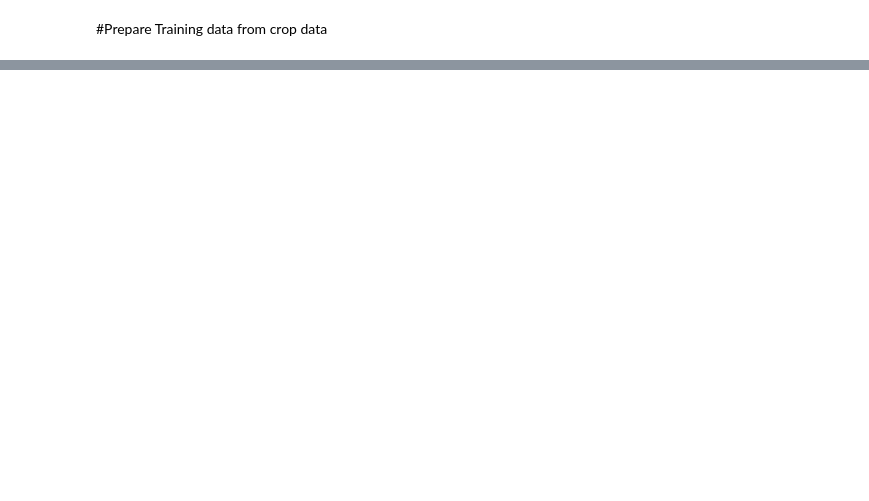
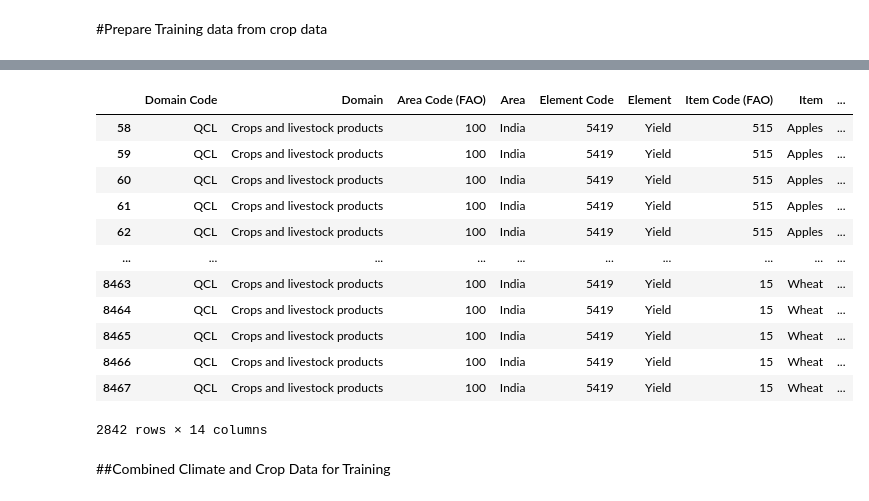
Before and after one commit to sandeepa-ukr/AI-Based-Crop-Predection, a Jupyter notebook: untitled.ipynb, the cells around one changed output, grey strips where cells are left out. Cells and saved outputs as stored; diff of their text form; code cells hidden in the pictures; blank space fills up the shorter version.

```diff
--- a/untitled.ipynb
+++ b/untitled.ipynb
@@ -302,2 +306,16 @@ NameError: name 'climate_data' is not defined
 # %% [markdown]
 #Prepare Training data from crop data
+# %%
+# Focus on Yield data for training (most common prediction task)
+yield_df = crop_df[crop_df['Element'] == 'Yield'].copy()
+production_df = crop_df[crop_df['Element'] == 'Production'].copy()
+area_df = crop_df[crop_df['Element'] == 'Area harvested'].copy()
+
+print(f"Yield data rows: {len(yield_df)}")
+print(f"Production data rows: {len(production_df)}")
+print(f"Area data rows: {len(area_df)}")
+
+# Check units
+print(f"\nYield units: {yield_df['Unit'].unique()}")
+print(f"Production units: {production_df['Unit'].unique()}")
+print(f"Area units: {area_df['Unit'].unique()}")
@@ -303,0 +330,18 @@ NameError: name 'climate_data' is not defined
+# %%
+yield_df
+# %% [output]
+|  | Domain Code | Domain | Area Code (FAO) | Area | Element Code | Element | Item Code (FAO) | Item | ... |
+| 58 | QCL | Crops and livestock products | 100 | India | 5419 | Yield | 515 | Apples | ... |
+| 59 | QCL | Crops and livestock products | 100 | India | 5419 | Yield | 515 | Apples | ... |
+| 60 | QCL | Crops and livestock products | 100 | India | 5419 | Yield | 515 | Apples | ... |
+| 61 | QCL | Crops and livestock products | 100 | India | 5419 | Yield | 515 | Apples | ... |
+| 62 | QCL | Crops and livestock products | 100 | India | 5419 | Yield | 515 | Apples | ... |
+| ... | ... | ... | ... | ... | ... | ... | ... | ... | ... |
+| 8463 | QCL | Crops and livestock products | 100 | India | 5419 | Yield | 15 | Wheat | ... |
+| 8464 | QCL | Crops and livestock products | 100 | India | 5419 | Yield | 15 | Wheat | ... |
+| 8465 | QCL | Crops and livestock products | 100 | India | 5419 | Yield | 15 | Wheat | ... |
+| 8466 | QCL | Crops and livestock products | 100 | India | 5419 | Yield | 15 | Wheat | ... |
+| 8467 | QCL | Crops and livestock products | 100 | India | 5419 | Yield | 15 | Wheat | ... |
+2842 rows × 14 columns
+# %% [markdown]
+##Combined Climate and Crop Data for Training
```
Also changed, not shown: parts of 6 cells of this notebook.
